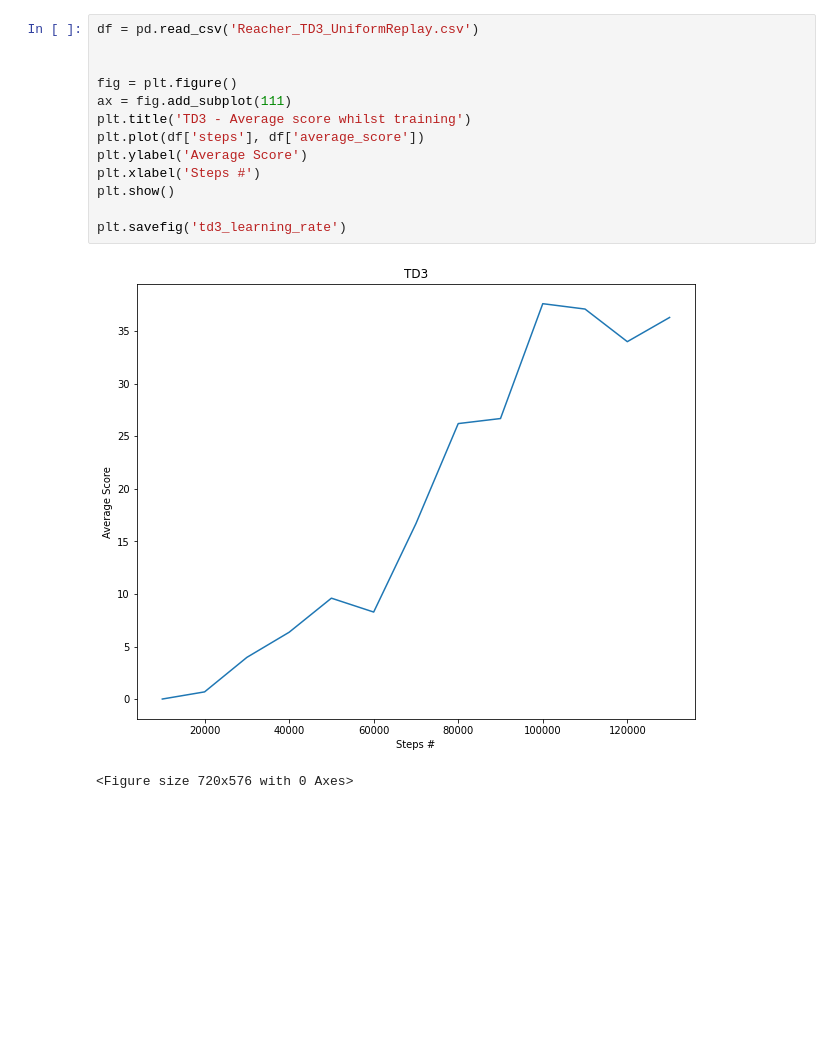
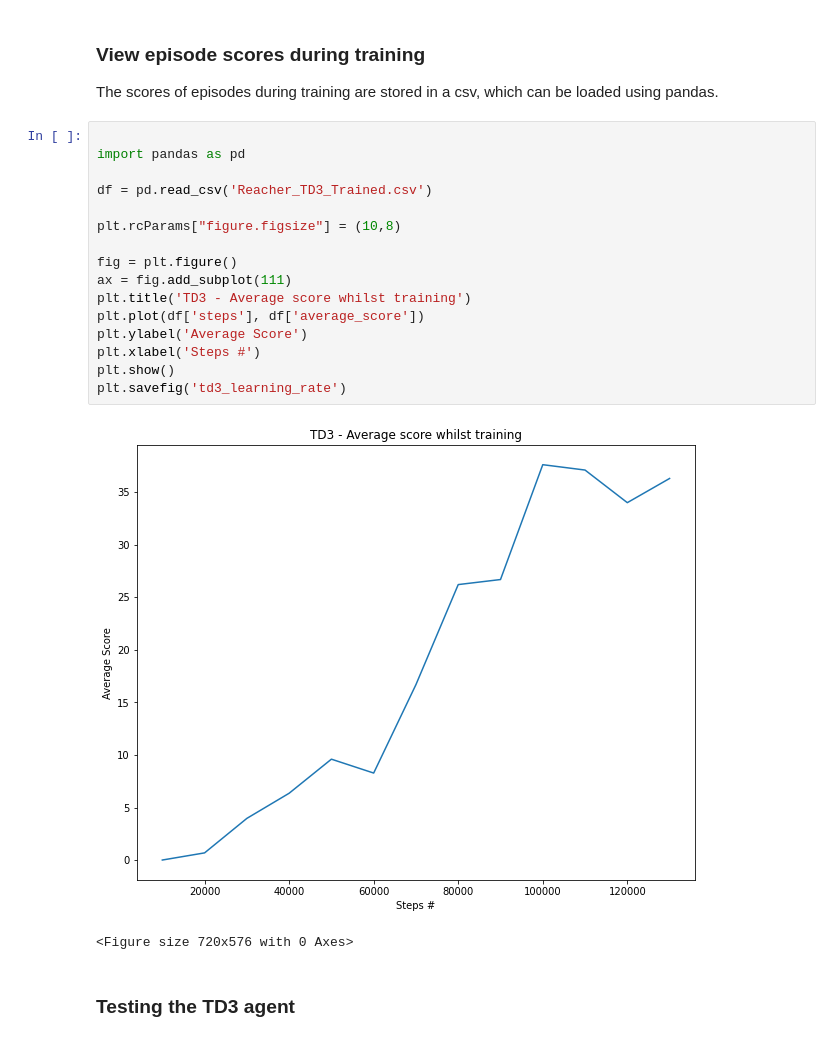
Before and after one commit to markmelling/rl_continuous_control, a Jupyter notebook: Continuous_Control.ipynb, the cells around one changed output. Saved outputs shown, nothing was run; the diff lists cells and outputs as text; blank space fills up the shorter version.

Commit message:
rename trained models and results files

```diff
--- a/Continuous_Control.ipynb
+++ b/Continuous_Control.ipynb
@@ -227,16 +116,24 @@ dtype: float64
+# %% [markdown]
+### View episode scores during training
+The scores of episodes during training are stored in a csv, which can be loaded using pandas.
 # %%
-df = pd.read_csv('Reacher_TD3_UniformReplay.csv')
 
+import pandas as pd
+
+df = pd.read_csv('Reacher_TD3_Trained.csv')
+
+plt.rcParams["figure.figsize"] = (10,8)
 
 fig = plt.figure()
 ax = fig.add_subplot(111)
 plt.title('TD3 - Average score whilst training')
 plt.plot(df['steps'], df['average_score'])
 plt.ylabel('Average Score')
 plt.xlabel('Steps #')
 plt.show()
-
 plt.savefig('td3_learning_rate')
 # %% [output]
-[figure, old version]
+[figure, new version]
 <Figure size 720x576 with 0 Axes>
+# %% [markdown]
+### Testing the TD3 agent
```
Also changed, not shown: parts of 25 cells of this notebook, 18 other files.
